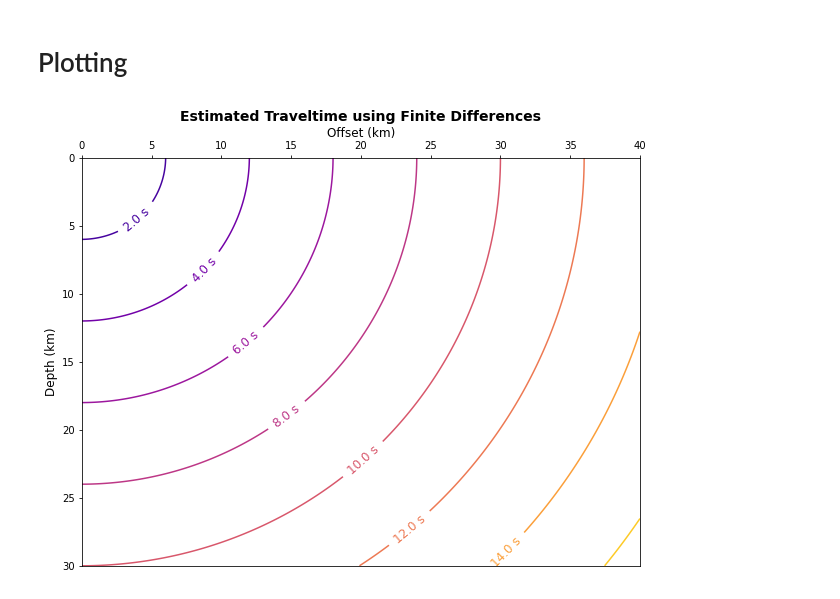
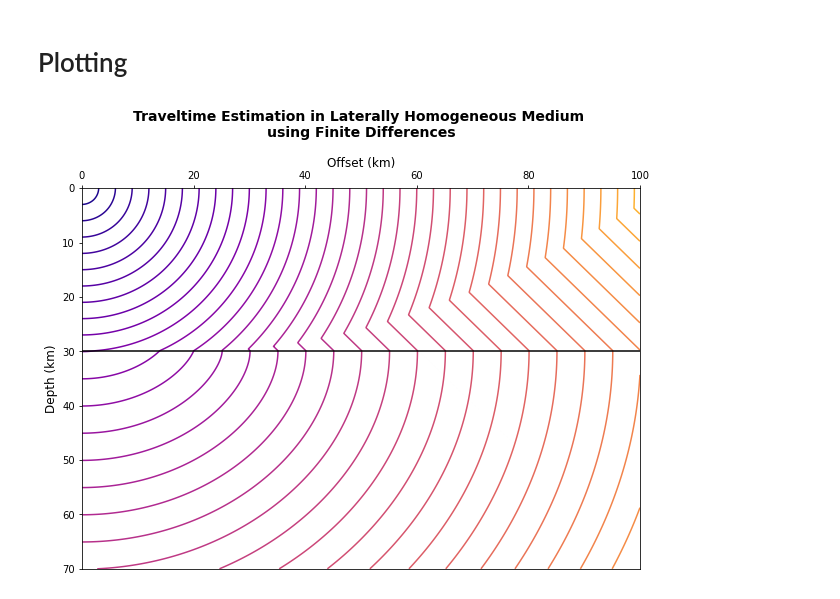
Before and after one commit to rizkyadityo/computationalseismology, a Jupyter notebook: findiff_vidale.ipynb, the cells around one changed output. Cells and saved outputs as stored; diff of their text form; code cells hidden in the pictures.

```diff
--- a/findiff_vidale.ipynb
+++ b/findiff_vidale.ipynb
@@ -168,0 +182,28 @@ $$
+# %%
+## downgoing propagation in first layer
+for i in range(int(source_x) + 1, grid_x):
+    for j in range(int(source_z) + 1, crit_gridz):
+        t[j, i] = t[j - 1, i - 1] + np.sqrt(2 * (h * slowness[j, i])**(2) - (t[j - 1, i] - t[j, i - 1])**(2))
+
+## headwave beyond critical refraction point
+for i in range(crit_gridx, grid_x):
+    t_hw = t[crit_gridz - 1, i - 1] + h * slowness[crit_gridz, i]
+    if t_hw < t[crit_gridz - 1, i]:
+        t[crit_gridz - 1, i] = t_hw
+    else:
+        pass
+    for j in reversed(range(0, crit_gridz - 1)):
+        t_hw = t[j + 1, i] + h * slowness[crit_gridz, i]
+        if t_hw < t[j, i]:
+            t[j, i] = t_hw
+        else:
+            pass
+
+# refracted wave
+for i in range(crit_gridz, grid_z):
+    t[i, int(source_x)] = t[i - 1, int(source_x)] + h * slowness[i, int(source_x)]
+
+for i in range(int(source_x) + 1, grid_x):
+    t[crit_gridz, i] = t[crit_gridz - 1, i] + h * slowness[crit_gridz, i]
+    for j in range(crit_gridz, grid_z):
+        t[j, i] = t[j - 1, i - 1] + np.sqrt(2 * (h * slowness[j, i])**(2) - (t[j - 1, i] - t[j, i - 1])**(2))
@@ -171,28 +216,32 @@ $$
 # %% [markdown]
 # Plotting
 # %%
-np.set_printoptions(precision = 2)
+steps = 1
+lvl = np.arange(0, 40 + steps, steps)
 
 fig, ax = plt.subplots()
-cs = ax.contour(x, z, t, levels = 10, cmap = 'plasma')
+cs = ax.contour(x, z, t, levels = lvl, cmap = 'plasma')
 
 
-ax.set_title("Estimated Traveltime using Finite Differences", fontdict = {'fontsize': 14, 'fontweight': 'bold'})
+ax.set_title("Traveltime Estimation in Laterally Homogeneous Medium \nusing Finite Differences", pad = 20, fontdict = {'fontsize': 14, 'fontweight': 'bold'})
 ax.set_xlabel("Offset (km)", fontdict = {'fontsize': 12, 'fontweight': 'medium'})
 ax.set_ylabel("Depth (km)", fontdict = {'fontsize': 12, 'fontweight': 'medium'})
 
 ax.xaxis.tick_top()
 ax.xaxis.set_label_position('top')
 
 fgz_scale = 10 # inches
 fgz_x = (grid_x / max(grid_x, grid_z)) * fgz_scale
 fgz_z = (grid_z / max(grid_x, grid_z)) * fgz_scale
 
 fig.set_size_inches(fgz_x, fgz_z)
 plt.gca().invert_yaxis()
 
-ax.clabel(cs, inline=True, fontsize = '12', inline_spacing=5, fmt='%1.1f s')
+plt.hlines(v_dz[0], 0, distance_x, colors = 'k')
+# ax.clabel(cs, inline=True, fontsize = '12', inline_spacing=5, fmt='%1.1f s')
+
+# fig.savefig('img/fd_homogen_surface.png', dpi = 300)
 
 plt.show()
 # %% [output]
-[figure, old version]
+[figure, new version]
```
Also changed, not shown: parts of 12 cells of this notebook, 3 other files.
